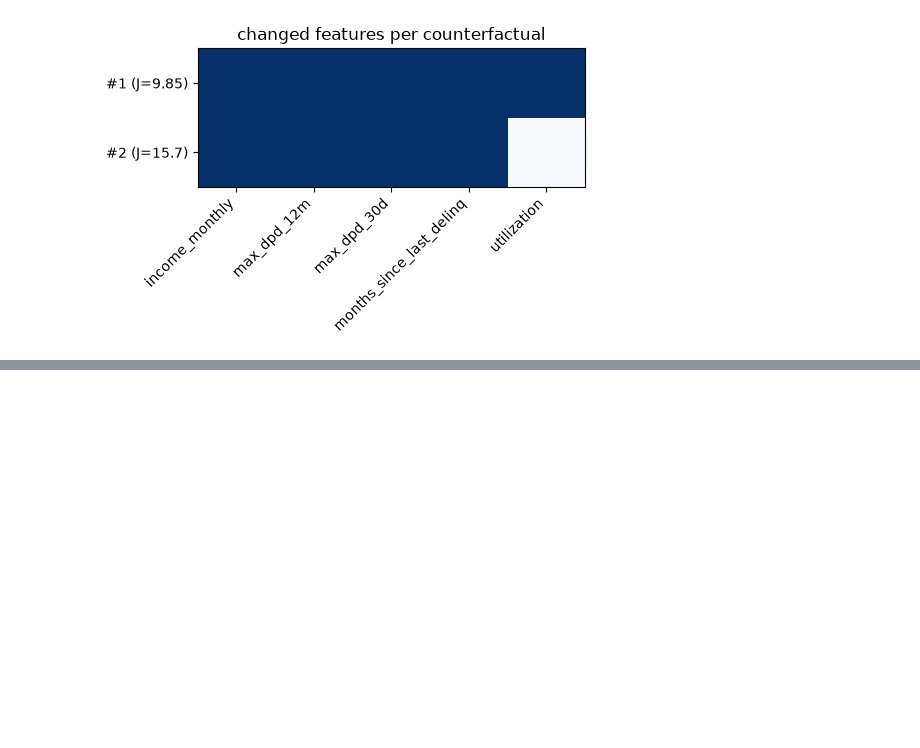
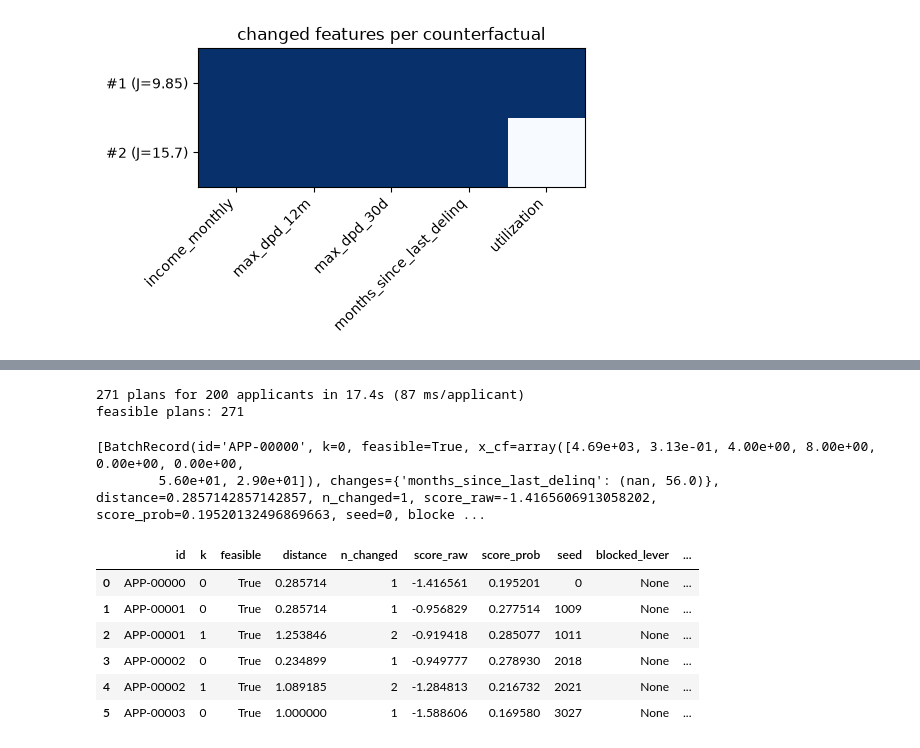
Before and after one commit to wlazlod/treecf, a Jupyter notebook: docs/notebooks/02-credit-risk-tutorial.ipynb, the cells around one changed output, grey strips where cells are left out. Drawn from its saved outputs; the diff is of its cells as text; code cells hidden in the pictures; blank space fills up the shorter version.

```diff
--- a/docs/notebooks/02-credit-risk-tutorial.ipynb
+++ b/docs/notebooks/02-credit-risk-tutorial.ipynb
@@ -173,0 +178,45 @@ plot_counterfactuals(alternatives);
+# %%
+import time
+
+declined = np.flatnonzero(proba > cutoff)[:200]     # today's declines
+app_ids = [f"APP-{i:05d}" for i in declined]
+
+start = time.perf_counter()
+batch = exp.explain_batch(
+    X[declined],
+    target=Target.probability(range=(0.0, cutoff)),
+    n_per_example=2,           # counterfactuals per applicant
+    diversity="seeds",
+    ids=app_ids,
+    seed=0,
+)
+wall = time.perf_counter() - start
+feasible = sum(r.feasible for r in batch)
+print(f"{len(batch)} plans for {len(declined)} applicants "
+      f"in {wall:.1f}s ({1000 * wall / len(declined):.0f} ms/applicant)")
+print(f"feasible plans: {feasible}")
+# %% [output]
+271 plans for 200 applicants in 17.4s (87 ms/applicant)
+feasible plans: 271
+# %%
+import pathlib, tempfile
+
+store_path = pathlib.Path(tempfile.mkdtemp()) / "counterfactuals_today.json"
+batch.save(store_path)                        # store once...
+
+from treecf import BatchResult
+stored = BatchResult.load(store_path)
+stored.for_id(app_ids[0])                     # ...look up any time
+# %% [output]
+[BatchRecord(id='APP-00000', k=0, feasible=True, x_cf=array([4.69e+03, 3.13e-01, 4.00e+00, 8.00e+00, 0.00e+00, 0.00e+00,
+        5.60e+01, 2.90e+01]), changes={'months_since_last_delinq': (nan, 56.0)}, distance=0.2857142857142857, n_changed=1, score_raw=-1.4165606913058202, score_prob=0.19520132496869663, seed=0, blocke ...
+# %%
+stored.to_frame().head(6)      # or analyze the whole day as a DataFrame
+# %% [output]
+|  | id | k | feasible | distance | n_changed | score_raw | score_prob | seed | blocked_lever | ... |
+| 0 | APP-00000 | 0 | True | 0.285714 | 1 | -1.416561 | 0.195201 | 0 | None | ... |
+| 1 | APP-00001 | 0 | True | 0.285714 | 1 | -0.956829 | 0.277514 | 1009 | None | ... |
+| 2 | APP-00001 | 1 | True | 1.253846 | 2 | -0.919418 | 0.285077 | 1011 | None | ... |
+| 3 | APP-00002 | 0 | True | 0.234899 | 1 | -0.949777 | 0.278930 | 2018 | None | ... |
+| 4 | APP-00002 | 1 | True | 1.089185 | 2 | -1.284813 | 0.216732 | 2021 | None | ... |
+| 5 | APP-00003 | 0 | True | 1.000000 | 1 | -1.588606 | 0.169580 | 3027 | None | ... |
```
Also changed, not shown: parts of 1 cell of this notebook, 15 other files.
